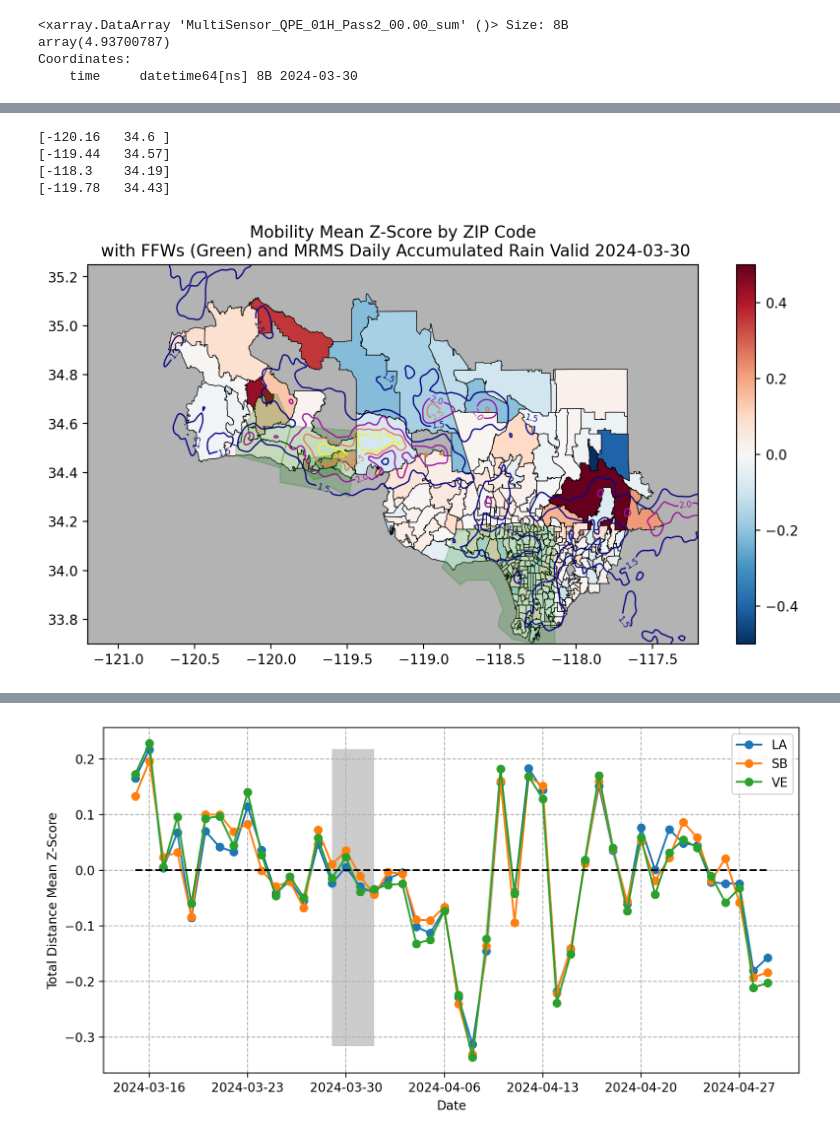
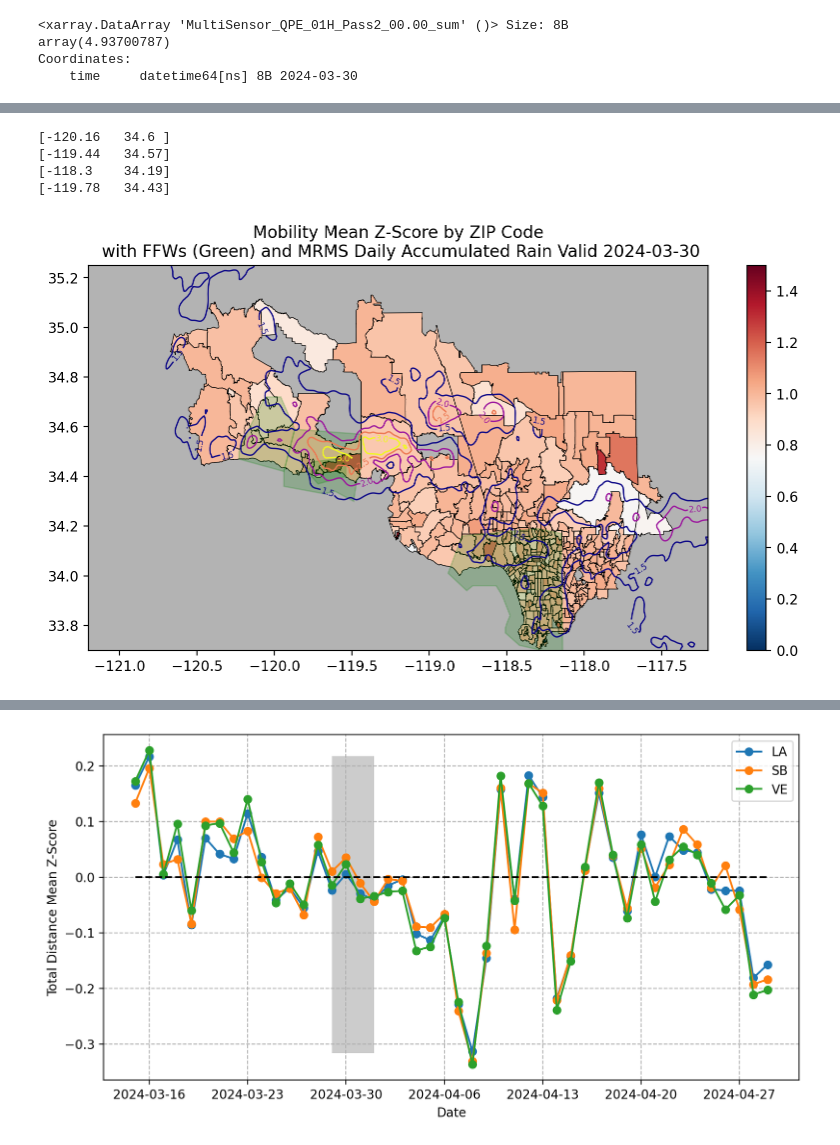
Before and after one commit to ai2es/cat-rain, a Jupyter notebook: notebooks/bootstrap_dataset_agg.ipynb, the cells around one changed output, grey strips where cells are left out. Drawn from its saved outputs; the diff is of its cells as text; code cells hidden in the pictures.

```diff
--- a/notebooks/bootstrap_dataset_agg.ipynb
+++ b/notebooks/bootstrap_dataset_agg.ipynb
@@ -307,27 +290,27 @@ zip_traces
 # %%
 fig = plt.figure(figsize=(10, 5), dpi=200)
 cmap = plt.get_cmap("RdBu_r")
-norm = Normalize(-0.5, 0.5)
+norm = Normalize(0, 1.5)
 sm = ScalarMappable(norm=norm, cmap=cmap)
 for i, zi in enumerate(zip_index):
     coords = np.array(cal_zips["features"][zi]["geometry"]["coordinates"][0])
     plt.fill(coords[:, 0], coords[:, 1], color=sm.to_rgba(zip_traces.iloc[i].loc["distance_straight_line_2024-03-30"]), ec='k', lw=0.5)
 plt.xlim(-121.2, -117.2)
 plt.ylim(33.7, 35.25)
 for ffw in ffws["events"]["features"]:
     coords = np.array(ffw["geometry"]["coordinates"][0][0])
     print(coords[0])
     plt.fill(coords[:, 0], coords[:, 1], color='g', alpha=0.2)
 rain_cont = plt.contour(rain_ds["lon"] - 360, rain_ds["lat"], gaussian_filter(rain_ds["MultiSensor_QPE_01H_Pass2_00.00_sum"].sel(time="2024-03-30") / 25.4, 1),
             [1.5, 2, 2.5, 3], cmap="plasma", linewidths=1.0)
 plt.clabel(rain_cont, fontsize=6)
 plt.gca().set_facecolor("0.7")
 plt.colorbar(sm, ax=plt.gca())
 plt.title("Mobility Mean Z-Score by ZIP Code\n with FFWs (Green) and MRMS Daily Accumulated Rain Valid 2024-03-30")
 plt.savefig("zscore_zip_code.png", bbox_inches="tight", dpi=300)
 # %% [output]
 [-120.16   34.6 ]
 [-119.44   34.57]
 [-118.3    34.19]
 [-119.78   34.43]
-[figure, old version]
+[figure, new version]
```
Also changed, not shown: parts of 3 cells of this notebook.
